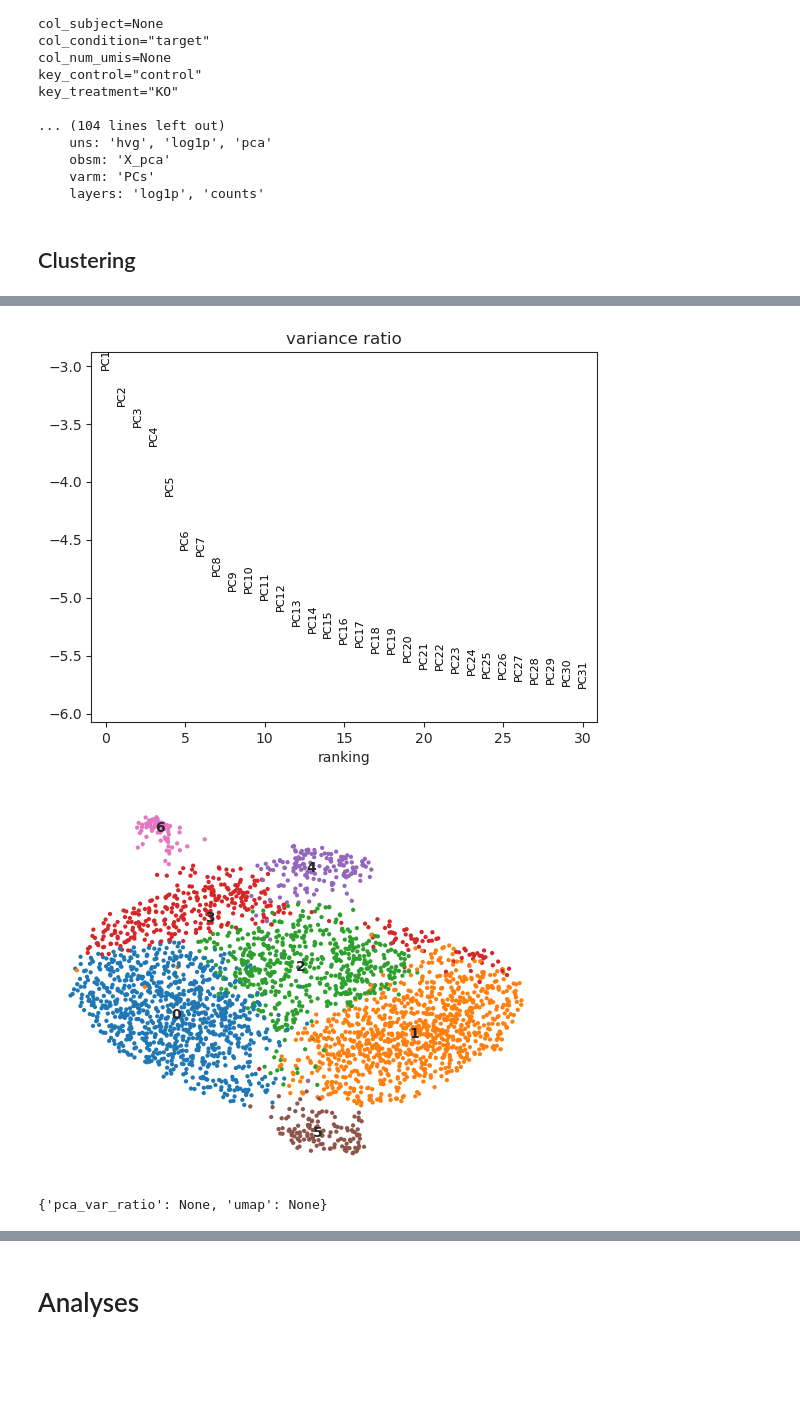
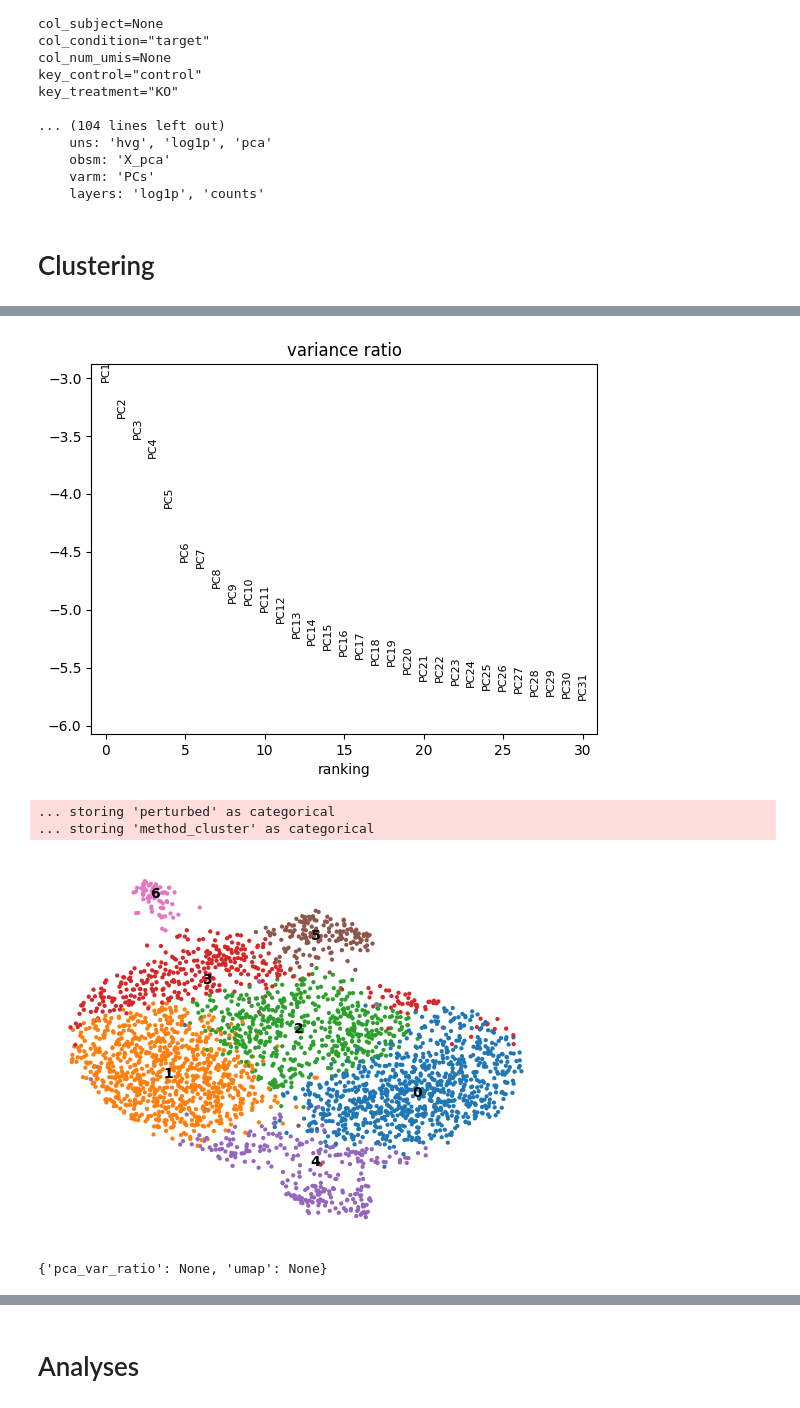
Before and after one commit to ChoBioLab/corescpy, a Jupyter notebook: examples/distance_measures.ipynb, the cells around one changed output, grey strips where cells are left out. Cells and saved outputs as stored; diff of their text form; code cells hidden in the pictures; blank space fills up the shorter version.

```diff
--- a/examples/distance_measures.ipynb
+++ b/examples/distance_measures.ipynb
@@ -58,8 +58,8 @@ key_treatment="KO"
     varm: 'PCs'
     layers: 'log1p', 'counts'
 # %% [markdown]
-## Clustering
+# Clustering
 # %%
 self.cluster(kws_neighbors=dict(n_neighbors=30), use_rep="X_pca",
-             n_comps=30, resolution=0.5)
+             n_comps=30, resolution=0.5, layer="log1p")
 # %% [output]
@@ -76,13 +75,15 @@ Un-used Keyword Arguments: {'assay': None, 'col_gene_symbols': 'gene_symbol', 'c
 {'n_neighbors': 30}
 
 
 <<< EMBEDDING: UMAP >>>
 
 
 <<< CLUSTERING WITH LEIDEN METHOD >>>
 
 
 <<< CREATING UMAP PLOTS >>>
-[figure, old version]
+[figure, new version]
+... storing 'perturbed' as categorical
+... storing 'method_cluster' as categorical
-[figure, old version]
+[figure, new version]
-{'pca_var_ratio': None, 'umap': None}
+{'pca_var_ratio': None, 'umap': None}
```
Also changed, not shown: parts of 2 cells of this notebook, 3 other files.
